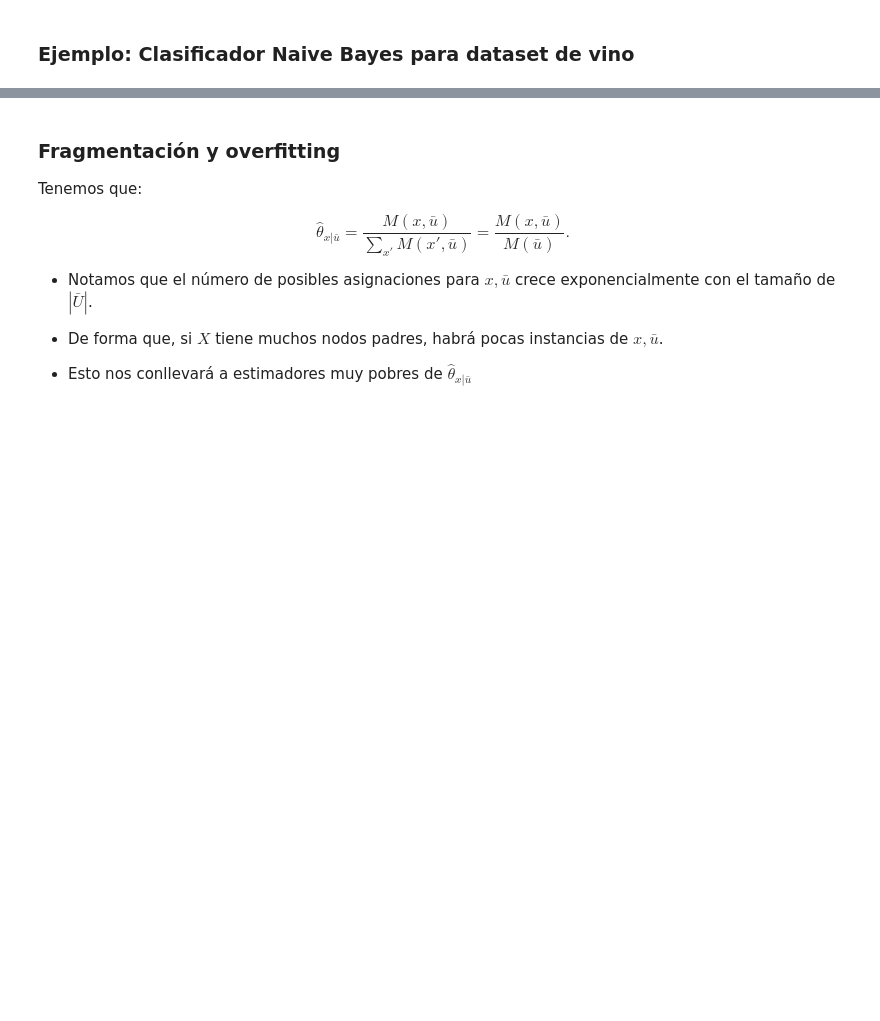
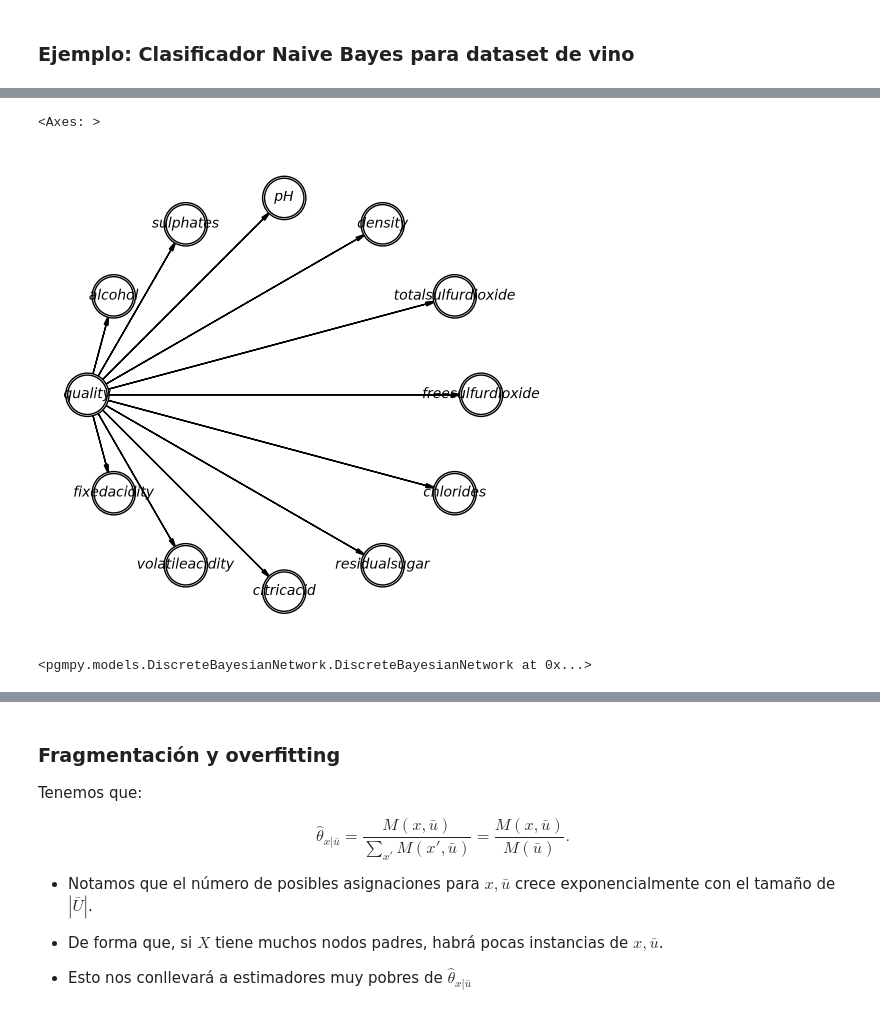
Before and after one commit to esjimenezro/mgp2026, a Jupyter notebook: m2-redes-bayesianas/c8-aprendizaje-redes-bayesianas/1-estimacion-parametros-rb.ipynb, the cells around one changed output, grey strips where cells are left out. Drawn from its saved outputs; the diff is of its cells as text; code cells hidden in the pictures; blank space fills up the shorter version.

```diff
--- a/m2-redes-bayesianas/c8-aprendizaje-redes-bayesianas/1-estimacion-parametros-rb.ipynb
+++ b/m2-redes-bayesianas/c8-aprendizaje-redes-bayesianas/1-estimacion-parametros-rb.ipynb
@@ -188,0 +177,10 @@ model_plot.render()
+# %%
+# Target
+target = 'quality'
+# Independent variables
+independent_vars = [col for col in data.columns if col != target]
+# %%
+# pandas qcut
+quantiles = 10
+for var in independent_vars:
+    data[var] = pd.qcut(data[var], quantiles, labels=False, duplicates='drop')
@@ -188,0 +208,13 @@ model_plot.render()
+# %%
+# Red Bayesiana
+wine_model = DiscreteBayesianNetwork(ebunch=[(target, var) for var in independent_vars])
+# %%
+# Dibujar red con daft
+model_plot = wine_model.to_daft(
+    node_pos="shell",
+    pgm_params={"observed_style": "outer", "grid_unit": 5}
+)
+model_plot.render()
+# %% [output]
+<Axes: >
+[figure, added]
@@ -188,0 +225,5 @@ model_plot.render()
+# %%
+# Entrenamos
+wine_model.fit(data_train)
+# %% [output]
+<pgmpy.models.DiscreteBayesianNetwork.DiscreteBayesianNetwork at 0x...>
```
Also changed, not shown: parts of 32 cells of this notebook, 5 other files.
